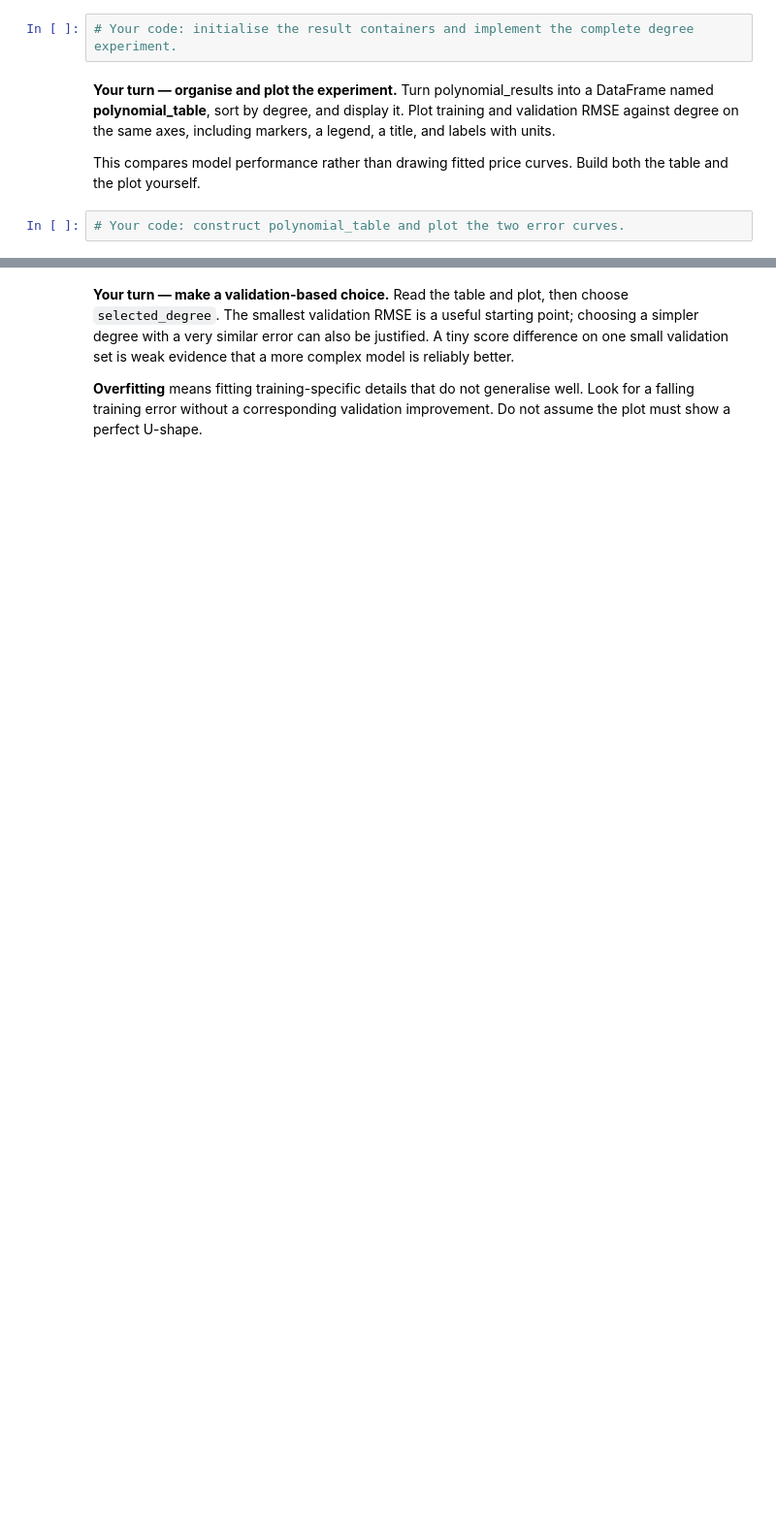
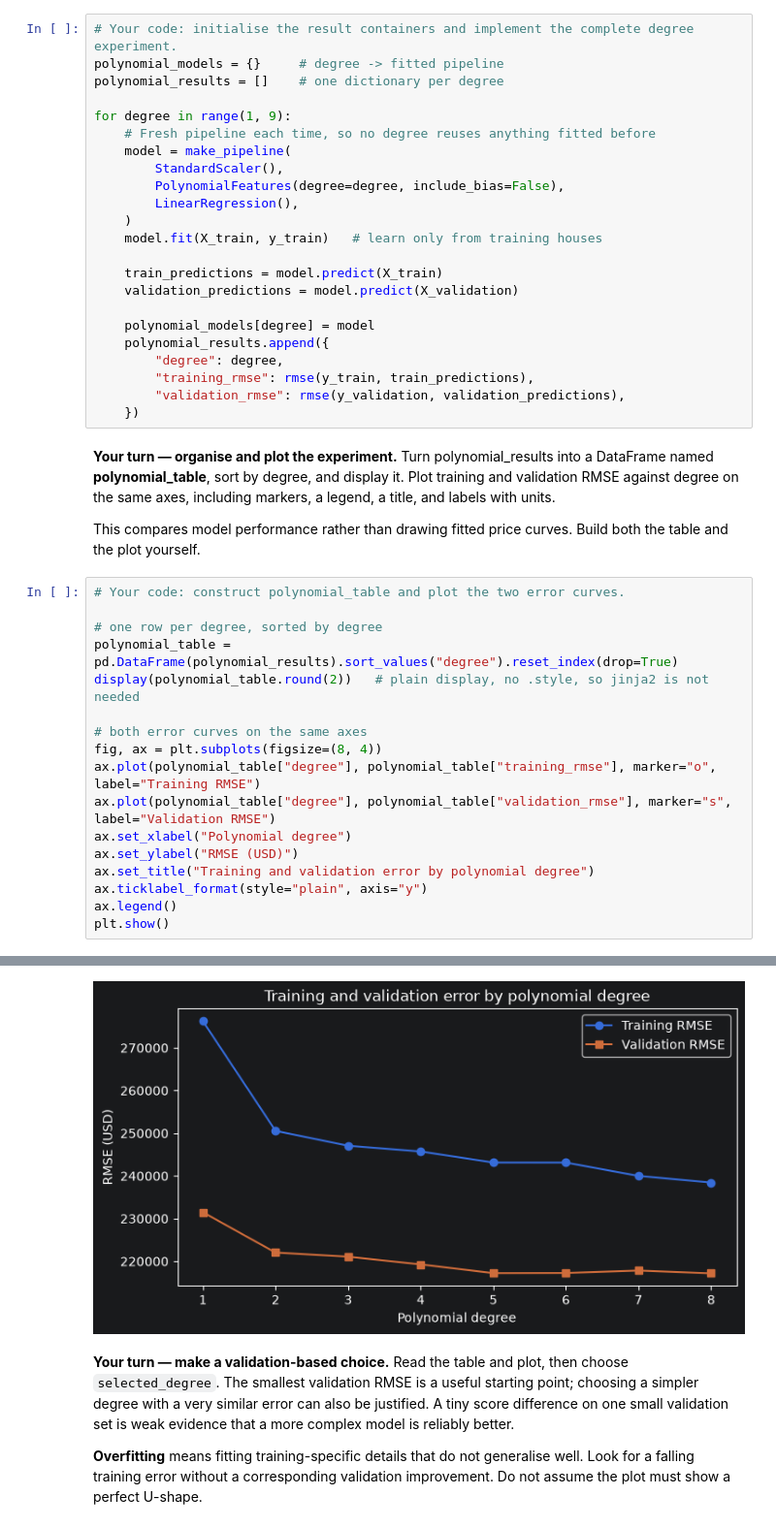
Before and after one commit to Maxiur/DataScience, a Jupyter notebook: Regression/Assignment_Regression_guided.ipynb, the cells around one changed output, grey strips where cells are left out. Shown at 97% size. Saved outputs shown, nothing was run; the diff lists cells and outputs as text; blank space fills up the shorter version.

```diff
--- a/Regression/Assignment_Regression_guided.ipynb
+++ b/Regression/Assignment_Regression_guided.ipynb
@@ -445,6 +508,27 @@ The worked example shows the pipeline components and their order.
 </details>
 # %%
 # Your code: initialise the result containers and implement the complete degree experiment.
+polynomial_models = {}     # degree -> fitted pipeline
+polynomial_results = []    # one dictionary per degree
+
+for degree in range(1, 9):
+    # Fresh pipeline each time, so no degree reuses anything fitted before
+    model = make_pipeline(
+        StandardScaler(),
+        PolynomialFeatures(degree=degree, include_bias=False),
+        LinearRegression(),
+    )
+    model.fit(X_train, y_train)   # learn only from training houses
+
+    train_predictions = model.predict(X_train)
+    validation_predictions = model.predict(X_validation)
+
+    polynomial_models[degree] = model
+    polynomial_results.append({
+        "degree": degree,
+        "training_rmse": rmse(y_train, train_predictions),
+        "validation_rmse": rmse(y_validation, validation_predictions),
+    })
 # %% [markdown]
 **Your turn — organise and plot the experiment.** Turn polynomial_results into
 a DataFrame named **polynomial_table**, sort by degree, and display it.
@@ -455,3 +539,19 @@ This compares model performance rather than drawing fitted price curves.
 Build both the table and the plot yourself.
 # %%
 # Your code: construct polynomial_table and plot the two error curves.
+
+# one row per degree, sorted by degree
+polynomial_table = pd.DataFrame(polynomial_results).sort_values("degree").reset_index(drop=True)
+display(polynomial_table.round(2))   # plain display, no .style, so jinja2 is not needed
+
+# both error curves on the same axes
+fig, ax = plt.subplots(figsize=(8, 4))
+ax.plot(polynomial_table["degree"], polynomial_table["training_rmse"], marker="o", label="Training RMSE")
+ax.plot(polynomial_table["degree"], polynomial_table["validation_rmse"], marker="s", label="Validation RMSE")
+ax.set_xlabel("Polynomial degree")
+ax.set_ylabel("RMSE (USD)")
+ax.set_title("Training and validation error by polynomial degree")
+ax.ticklabel_format(style="plain", axis="y")
+ax.legend()
+plt.show()
+# %% [output]
@@ -458,3 +567,4 @@ Build both the table and the plot yourself.
+[figure, added]
 # %% [markdown]
 **Your turn — make a validation-based choice.** Read the table and plot, then
 choose `selected_degree`. The smallest validation RMSE is a useful starting
```
Also changed, not shown: parts of 18 cells of this notebook.
